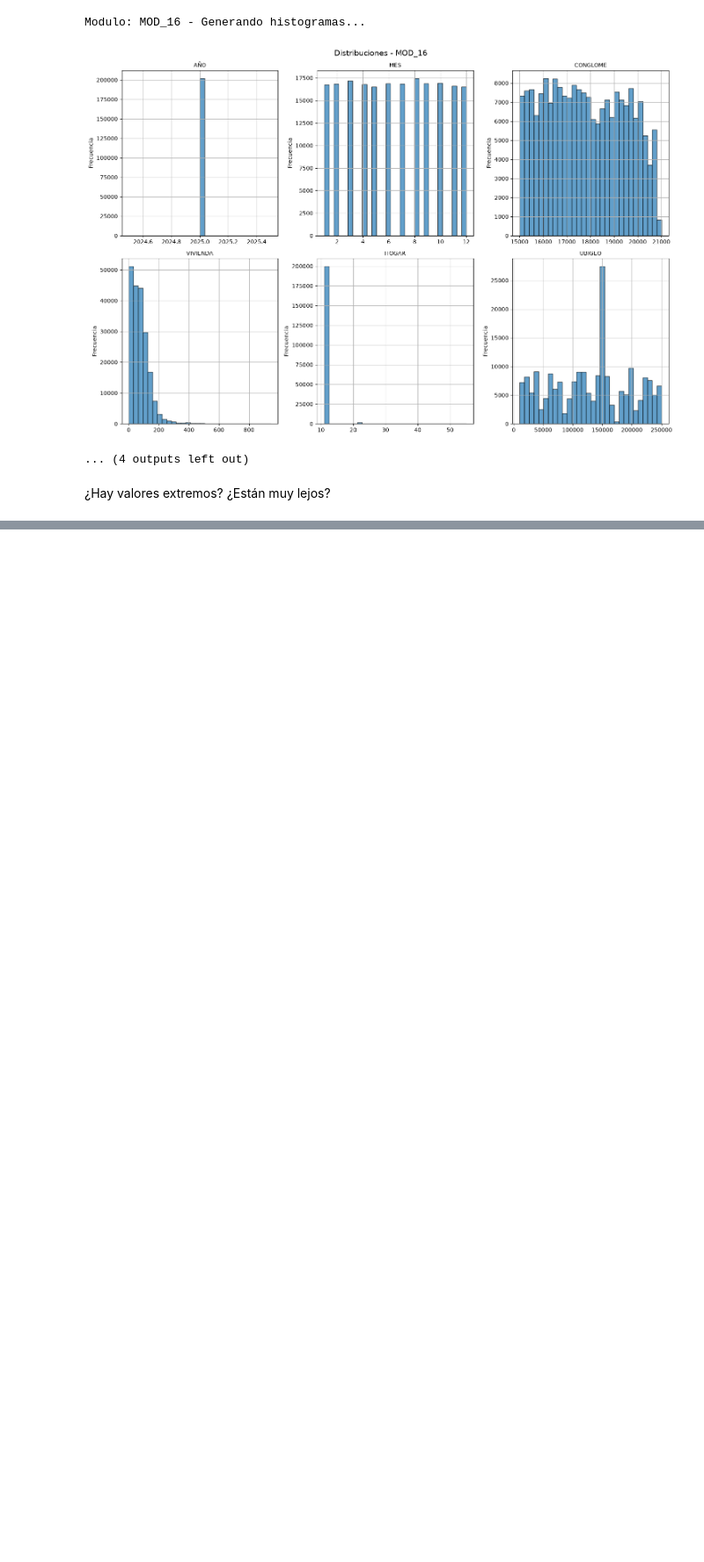
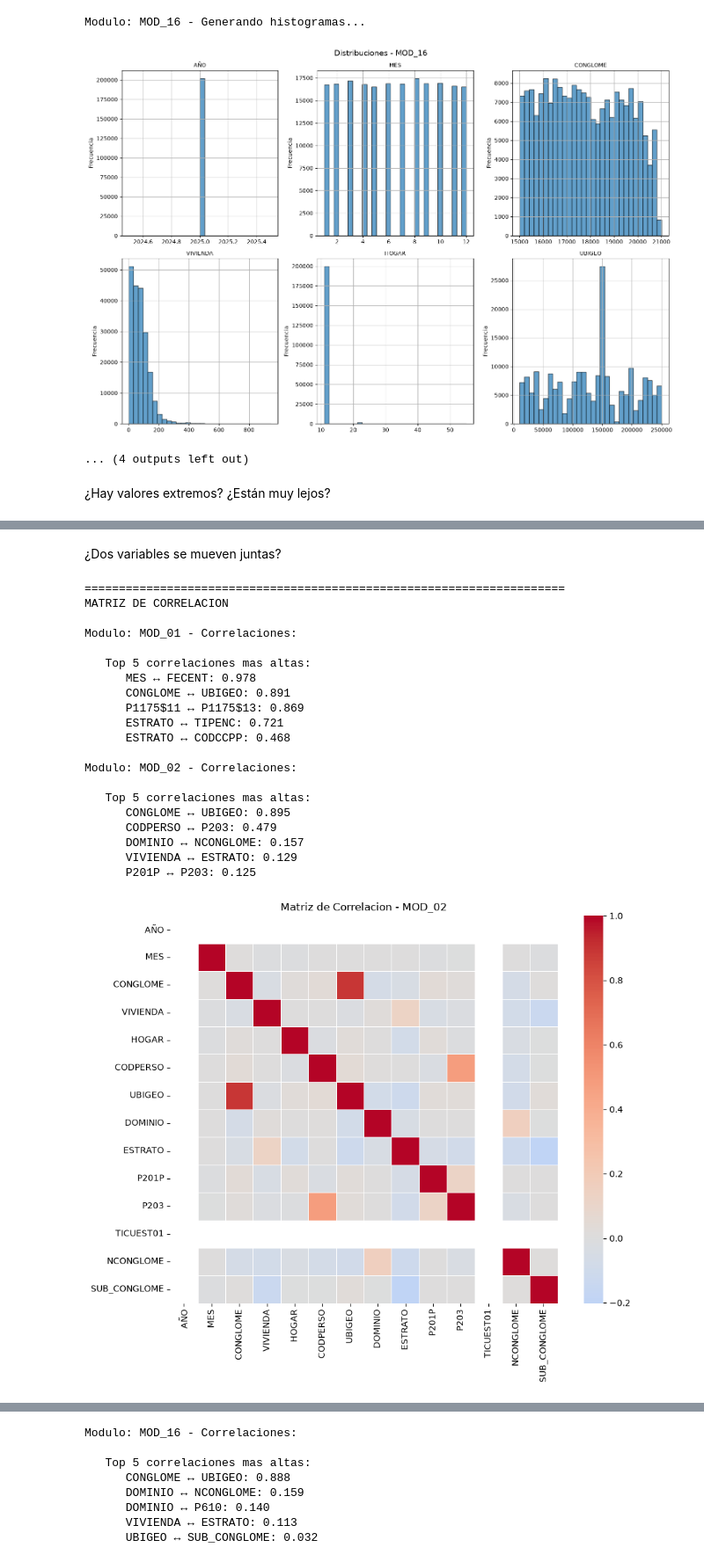
Before and after one commit to DianAnto2103/AnalisisENAHO2025, a Jupyter notebook: notebooks/01_carga_y_limpieza.ipynb, the cells around one changed output, grey strips where cells are left out. Shown at 88% size. Saved outputs shown, nothing was run; the diff lists cells and outputs as text; code cells hidden in the pictures; blank space fills up the shorter version.

Commit message:
verificando correlaciones

```diff
--- a/notebooks/01_carga_y_limpieza.ipynb
+++ b/notebooks/01_carga_y_limpieza.ipynb
@@ -447,0 +496,56 @@ for nombre, df in modulos.items():
+# %% [markdown]
+¿Dos variables se mueven juntas?
+# %%
+print("\n" + "="*70)
+print("MATRIZ DE CORRELACION")
+
+for nombre, df in modulos.items():
+    df_num = df.select_dtypes(include=['float64', 'int64'])
+
+    if len(df_num.columns) >= 4:
+        print(f"\nModulo: {nombre.upper()} - Correlaciones:")
+
+        # Matriz de correlacion
+        corr = df_num.corr()
+
+        # Mostrar correlaciones mas altas
+        corr_stack = corr.where(np.triu(np.ones(corr.shape), k=1).astype(bool))
+        corr_stack = corr_stack.stack().sort_values(ascending=False)
+
+        if len(corr_stack) > 0:
+            print("\n   Top 5 correlaciones mas altas:")
+            for idx, val in corr_stack.head(5).items():
+                print(f"      {idx[0]} ↔ {idx[1]}: {val:.3f}")
+
+        # Heatmap
+        if len(df_num.columns) <= 15:
+            plt.figure(figsize=(10, 8))
+            sns.heatmap(corr, annot=False, cmap='coolwarm', center=0,
+                       square=True, linewidths=0.5)
+            plt.title(f'Matriz de Correlacion - {nombre.upper()}')
+            plt.tight_layout()
+            plt.show()
+    else:
+        print(f"\nModulo: {nombre.upper()} - Pocas variables numericas, no se calcula correlacion")
+# %% [output]
+======================================================================
+MATRIZ DE CORRELACION
+
+Modulo: MOD_01 - Correlaciones:
+
+   Top 5 correlaciones mas altas:
+      MES ↔ FECENT: 0.978
+      CONGLOME ↔ UBIGEO: 0.891
+      P1175$11 ↔ P1175$13: 0.869
+      ESTRATO ↔ TIPENC: 0.721
+      ESTRATO ↔ CODCCPP: 0.468
+
+Modulo: MOD_02 - Correlaciones:
+
+   Top 5 correlaciones mas altas:
+      CONGLOME ↔ UBIGEO: 0.895
+      CODPERSO ↔ P203: 0.479
+      DOMINIO ↔ NCONGLOME: 0.157
+      VIVIENDA ↔ ESTRATO: 0.129
+      P201P ↔ P203: 0.125
+[figure, added]
@@ -447,0 +570,8 @@ for nombre, df in modulos.items():
+Modulo: MOD_16 - Correlaciones:
+
+   Top 5 correlaciones mas altas:
+      CONGLOME ↔ UBIGEO: 0.888
+      DOMINIO ↔ NCONGLOME: 0.159
+      DOMINIO ↔ P610: 0.140
+      VIVIENDA ↔ ESTRATO: 0.113
+      UBIGEO ↔ SUB_CONGLOME: 0.032
```
Also changed, not shown: parts of 2 cells of this notebook.
